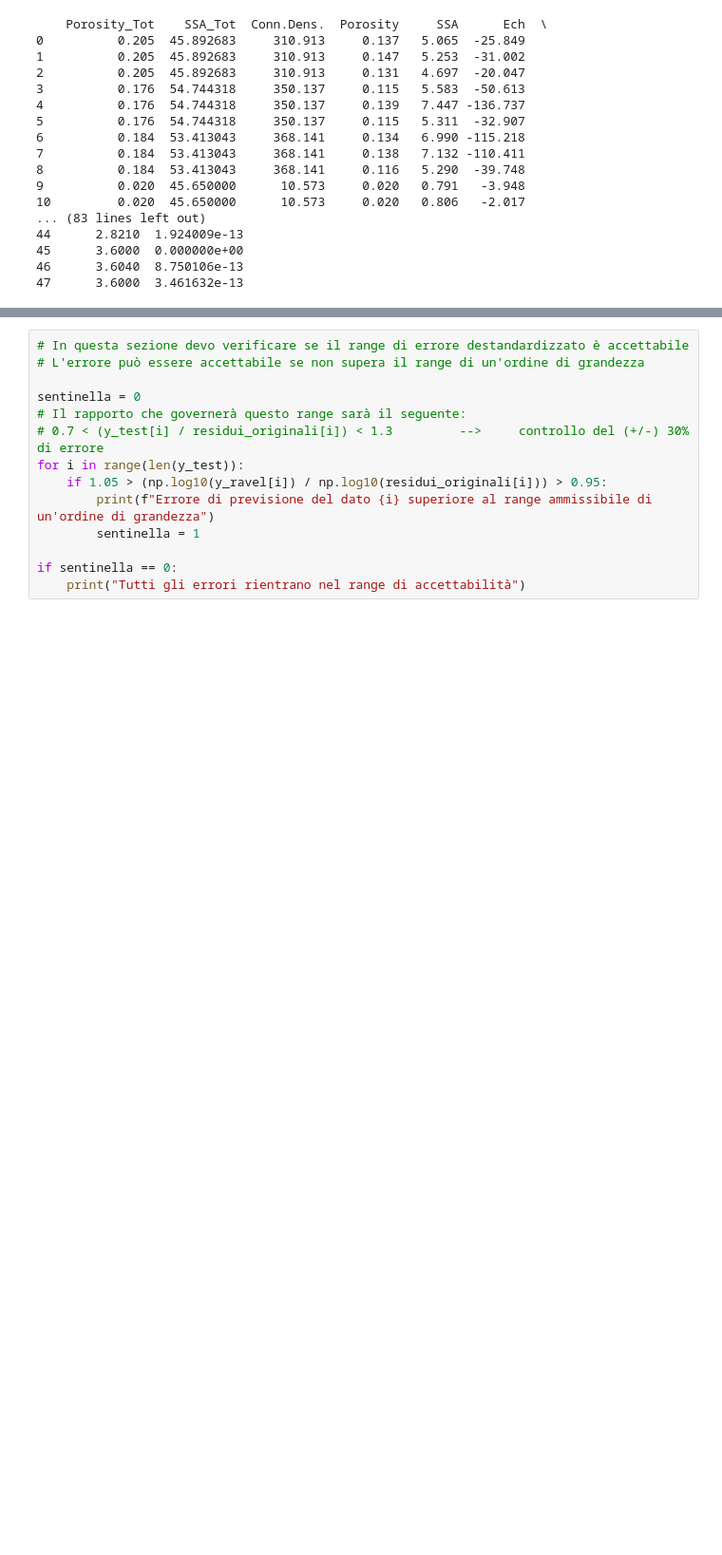
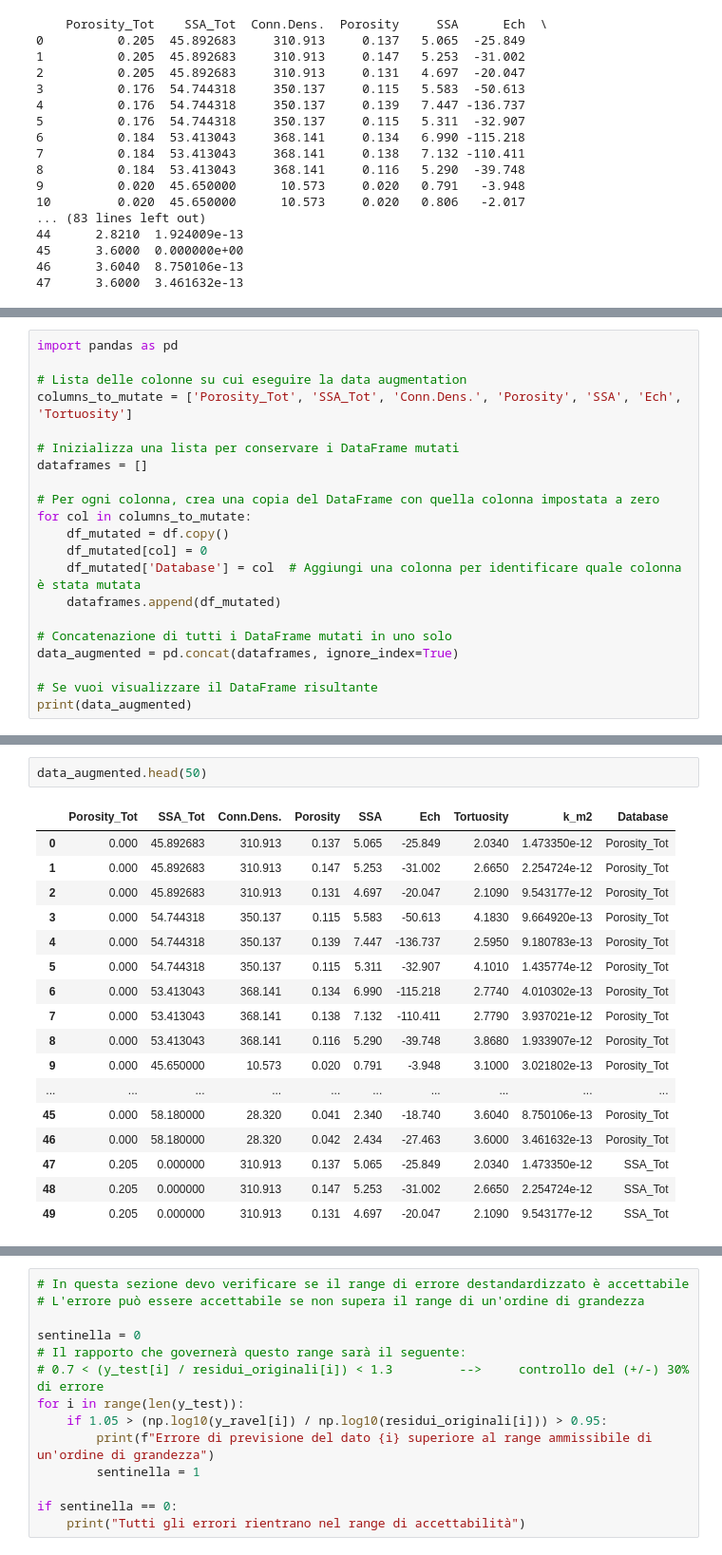
Before and after one commit to LorisMinetti/Permeability_Eval_AI, a Jupyter notebook: Notebook.ipynb, the cells around one changed output, grey strips where cells are left out. Shown: that part at 95% size. Saved outputs shown, nothing was run; the diff lists cells and outputs as text; blank space fills up the shorter version.

```diff
--- a/Notebook.ipynb
+++ b/Notebook.ipynb
@@ -79,0 +67,21 @@ df_scaled.describe()
+# %%
+import pandas as pd
+
+# Lista delle colonne su cui eseguire la data augmentation
+columns_to_mutate = ['Porosity_Tot', 'SSA_Tot', 'Conn.Dens.', 'Porosity', 'SSA', 'Ech', 'Tortuosity']
+
+# Inizializza una lista per conservare i DataFrame mutati
+dataframes = []
+
+# Per ogni colonna, crea una copia del DataFrame con quella colonna impostata a zero
+for col in columns_to_mutate:
+    df_mutated = df.copy()
+    df_mutated[col] = 0
+    df_mutated['Database'] = col  # Aggiungi una colonna per identificare quale colonna è stata mutata
+    dataframes.append(df_mutated)
+
+# Concatenazione di tutti i DataFrame mutati in uno solo
+data_augmented = pd.concat(dataframes, ignore_index=True)
+
+# Se vuoi visualizzare il DataFrame risultante
+print(data_augmented)
@@ -79,0 +144,20 @@ df_scaled.describe()
+# %%
+data_augmented.head(50)
+# %% [output]
+|  | Porosity_Tot | SSA_Tot | Conn.Dens. | Porosity | SSA | Ech | Tortuosity | k_m2 | Database |
+| 0 | 0.000 | 45.892683 | 310.913 | 0.137 | 5.065 | -25.849 | 2.0340 | 1.473350e-12 | Porosity_Tot |
+| 1 | 0.000 | 45.892683 | 310.913 | 0.147 | 5.253 | -31.002 | 2.6650 | 2.254724e-12 | Porosity_Tot |
+| 2 | 0.000 | 45.892683 | 310.913 | 0.131 | 4.697 | -20.047 | 2.1090 | 9.543177e-12 | Porosity_Tot |
+| 3 | 0.000 | 54.744318 | 350.137 | 0.115 | 5.583 | -50.613 | 4.1830 | 9.664920e-13 | Porosity_Tot |
+| 4 | 0.000 | 54.744318 | 350.137 | 0.139 | 7.447 | -136.737 | 2.5950 | 9.180783e-13 | Porosity_Tot |
+| 5 | 0.000 | 54.744318 | 350.137 | 0.115 | 5.311 | -32.907 | 4.1010 | 1.435774e-12 | Porosity_Tot |
+| 6 | 0.000 | 53.413043 | 368.141 | 0.134 | 6.990 | -115.218 | 2.7740 | 4.010302e-13 | Porosity_Tot |
+| 7 | 0.000 | 53.413043 | 368.141 | 0.138 | 7.132 | -110.411 | 2.7790 | 3.937021e-12 | Porosity_Tot |
+| 8 | 0.000 | 53.413043 | 368.141 | 0.116 | 5.290 | -39.748 | 3.8680 | 1.933907e-12 | Porosity_Tot |
+| 9 | 0.000 | 45.650000 | 10.573 | 0.020 | 0.791 | -3.948 | 3.1000 | 3.021802e-13 | Porosity_Tot |
+| ... | ... | ... | ... | ... | ... | ... | ... | ... | ... |
+| 45 | 0.000 | 58.180000 | 28.320 | 0.041 | 2.340 | -18.740 | 3.6040 | 8.750106e-13 | Porosity_Tot |
+| 46 | 0.000 | 58.180000 | 28.320 | 0.042 | 2.434 | -27.463 | 3.6000 | 3.461632e-13 | Porosity_Tot |
+| 47 | 0.205 | 0.000000 | 310.913 | 0.137 | 5.065 | -25.849 | 2.0340 | 1.473350e-12 | SSA_Tot |
+| 48 | 0.205 | 0.000000 | 310.913 | 0.147 | 5.253 | -31.002 | 2.6650 | 2.254724e-12 | SSA_Tot |
+| 49 | 0.205 | 0.000000 | 310.913 | 0.131 | 4.697 | -20.047 | 2.1090 | 9.543177e-12 | SSA_Tot |
```
Also changed, not shown: parts of 17 cells of this notebook, 1 other file.
